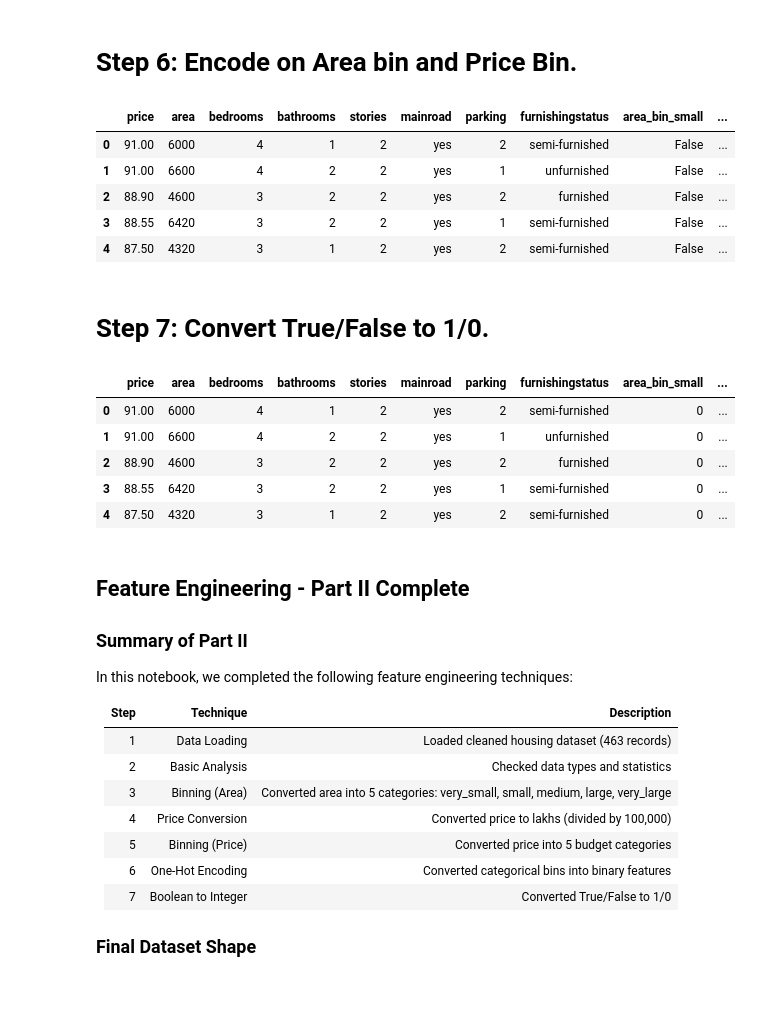
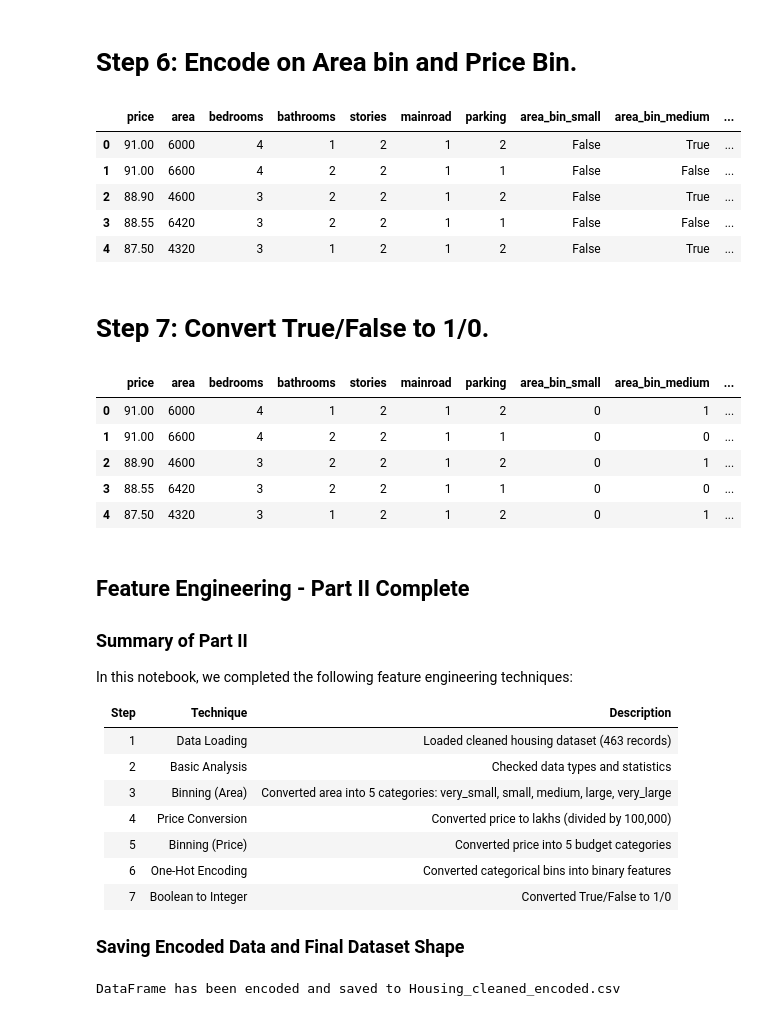
Before and after one commit to ather-ops/Machine-Learning-from-scratch, a Jupyter notebook: 01-data-preprocessing/Feature-Engineering-Part-II.ipynb, the cells around one changed output. Drawn from its saved outputs; the diff is of its cells as text; code cells hidden in the pictures.

```diff
--- a/01-data-preprocessing/Feature-Engineering-Part-II.ipynb
+++ b/01-data-preprocessing/Feature-Engineering-Part-II.ipynb
@@ -173,27 +173,28 @@ Houses = ["Small", "Medium", "Large"]
 # %% [markdown]
 # Step 6: Encode on Area bin and Price Bin.
 # %%
-df_encoded=pd.get_dummies(df,columns=["area_bin","price_bin"],drop_first=True)
+df["mainroad"]=df["mainroad"].map({"yes":1,"no":0})
+df_encoded=pd.get_dummies(df,columns=["area_bin","price_bin","furnishingstatus"],drop_first=True)
 df_encoded.head()
 # %% [output]
-|  | price | area | bedrooms | bathrooms | stories | mainroad | parking | furnishingstatus | area_bin_small | ... |
-| 0 | 91.00 | 6000 | 4 | 1 | 2 | yes | 2 | semi-furnished | False | ... |
-| 1 | 91.00 | 6600 | 4 | 2 | 2 | yes | 1 | unfurnished | False | ... |
-| 2 | 88.90 | 4600 | 3 | 2 | 2 | yes | 2 | furnished | False | ... |
-| 3 | 88.55 | 6420 | 3 | 2 | 2 | yes | 1 | semi-furnished | False | ... |
-| 4 | 87.50 | 4320 | 3 | 1 | 2 | yes | 2 | semi-furnished | False | ... |
+|  | price | area | bedrooms | bathrooms | stories | mainroad | parking | area_bin_small | area_bin_medium | ... |
+| 0 | 91.00 | 6000 | 4 | 1 | 2 | 1 | 2 | False | True | ... |
+| 1 | 91.00 | 6600 | 4 | 2 | 2 | 1 | 1 | False | False | ... |
+| 2 | 88.90 | 4600 | 3 | 2 | 2 | 1 | 2 | False | True | ... |
+| 3 | 88.55 | 6420 | 3 | 2 | 2 | 1 | 1 | False | False | ... |
+| 4 | 87.50 | 4320 | 3 | 1 | 2 | 1 | 2 | False | True | ... |
 # %% [markdown]
 # Step 7: Convert True/False to 1/0.
 # %%
 df_encoded = df_encoded.replace({True: 1, False: 0})
 df_encoded.head()
 # %% [output]
-|  | price | area | bedrooms | bathrooms | stories | mainroad | parking | furnishingstatus | area_bin_small | ... |
-| 0 | 91.00 | 6000 | 4 | 1 | 2 | yes | 2 | semi-furnished | 0 | ... |
-| 1 | 91.00 | 6600 | 4 | 2 | 2 | yes | 1 | unfurnished | 0 | ... |
-| 2 | 88.90 | 4600 | 3 | 2 | 2 | yes | 2 | furnished | 0 | ... |
-| 3 | 88.55 | 6420 | 3 | 2 | 2 | yes | 1 | semi-furnished | 0 | ... |
-| 4 | 87.50 | 4320 | 3 | 1 | 2 | yes | 2 | semi-furnished | 0 | ... |
+|  | price | area | bedrooms | bathrooms | stories | mainroad | parking | area_bin_small | area_bin_medium | ... |
+| 0 | 91.00 | 6000 | 4 | 1 | 2 | 1 | 2 | 0 | 1 | ... |
+| 1 | 91.00 | 6600 | 4 | 2 | 2 | 1 | 1 | 0 | 0 | ... |
+| 2 | 88.90 | 4600 | 3 | 2 | 2 | 1 | 2 | 0 | 1 | ... |
+| 3 | 88.55 | 6420 | 3 | 2 | 2 | 1 | 1 | 0 | 0 | ... |
+| 4 | 87.50 | 4320 | 3 | 1 | 2 | 1 | 2 | 0 | 1 | ... |
 # %% [markdown]
 ## Feature Engineering - Part II Complete
 
@@ -211,7 +212,12 @@ In this notebook, we completed the following feature engineering techniques:
 | 6 | One-Hot Encoding | Converted categorical bins into binary features |
 | 7 | Boolean to Integer | Converted True/False to 1/0 |
 
-### Final Dataset Shape
+### Saving Encoded Data and  Final Dataset Shape
+# %%
+df_encoded.to_csv("../Data/Housing_cleaned_encoded.csv",index=False)
+print("DataFrame has been encoded and saved to Housing_cleaned_encoded.csv")
+# %% [output]
+DataFrame has been encoded and saved to Housing_cleaned_encoded.csv
 # %%
 print(f"Final dataset shape: {df_encoded.shape}")
 print(f"Features: {df_encoded.shape[1]}")
```
Also changed, not shown: parts of 1 cell of this notebook, 3 other files.
